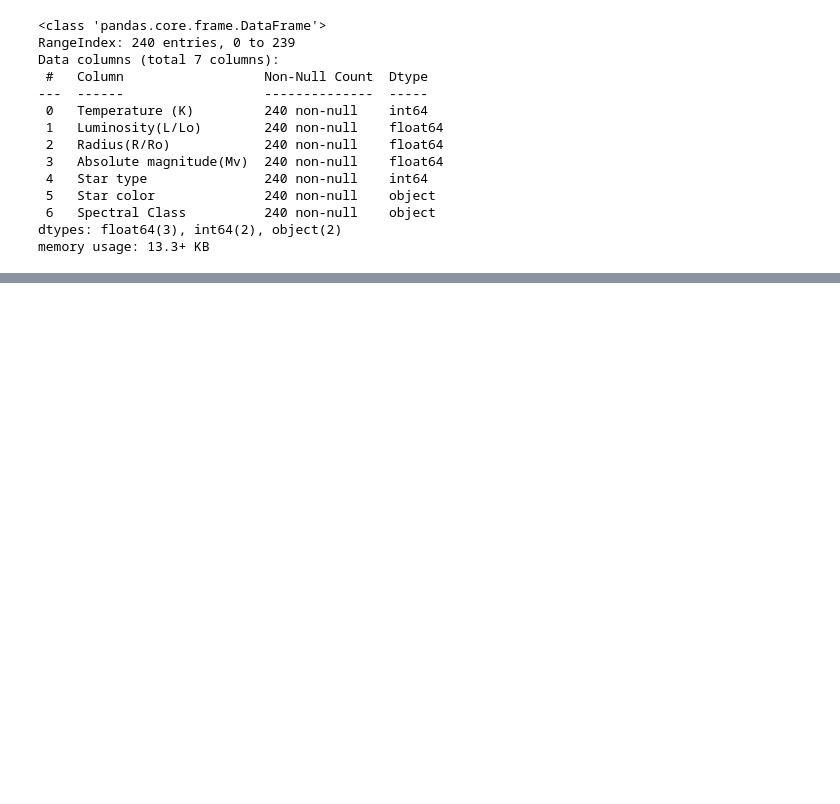
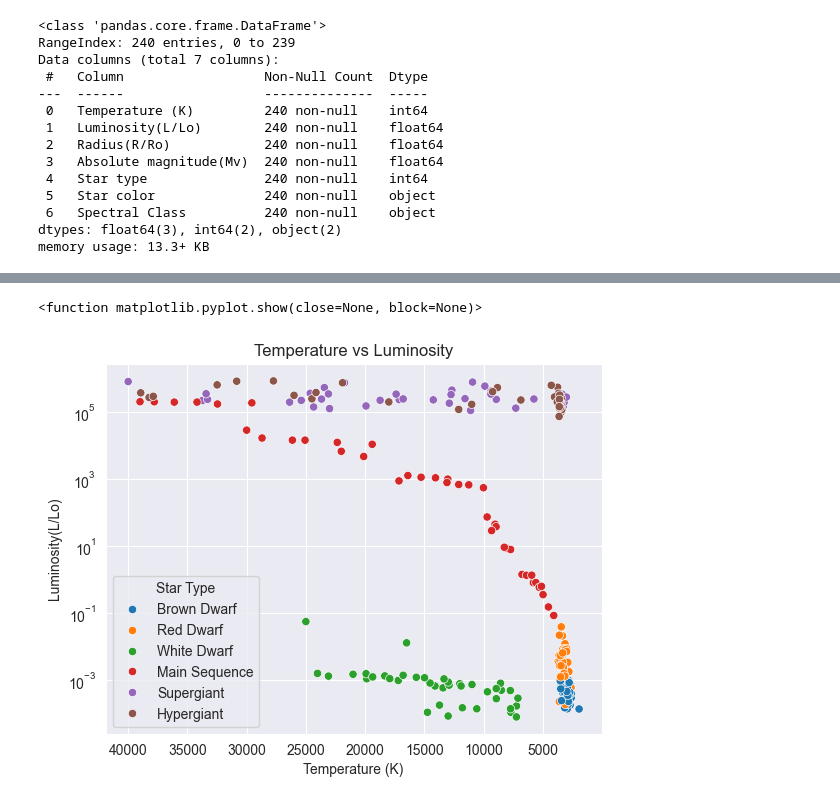
Before and after one commit to Sleepysloth99/Star_generation, a Jupyter notebook: Notebooks/01_EDA.ipynb, the cells around one changed output, grey strips where cells are left out. Drawn from its saved outputs; the diff is of its cells as text; code cells hidden in the pictures; blank space fills up the shorter version.

```diff
--- a/Notebooks/01_EDA.ipynb
+++ b/Notebooks/01_EDA.ipynb
@@ -65,0 +145,9 @@ memory usage: 13.3+ KB
+# %%
+sns.scatterplot(data=dataset, x = "Temperature (K)", y = "Luminosity(L/Lo)", hue="Star Type")
+plt.title("Temperature vs Luminosity")
+plt.gca().invert_xaxis()
+plt.yscale("log")
+plt.show
+# %% [output]
+<function matplotlib.pyplot.show(close=None, block=None)>
+[figure, added]
```
Also changed, not shown: parts of 10 cells of this notebook, 1 other file.
